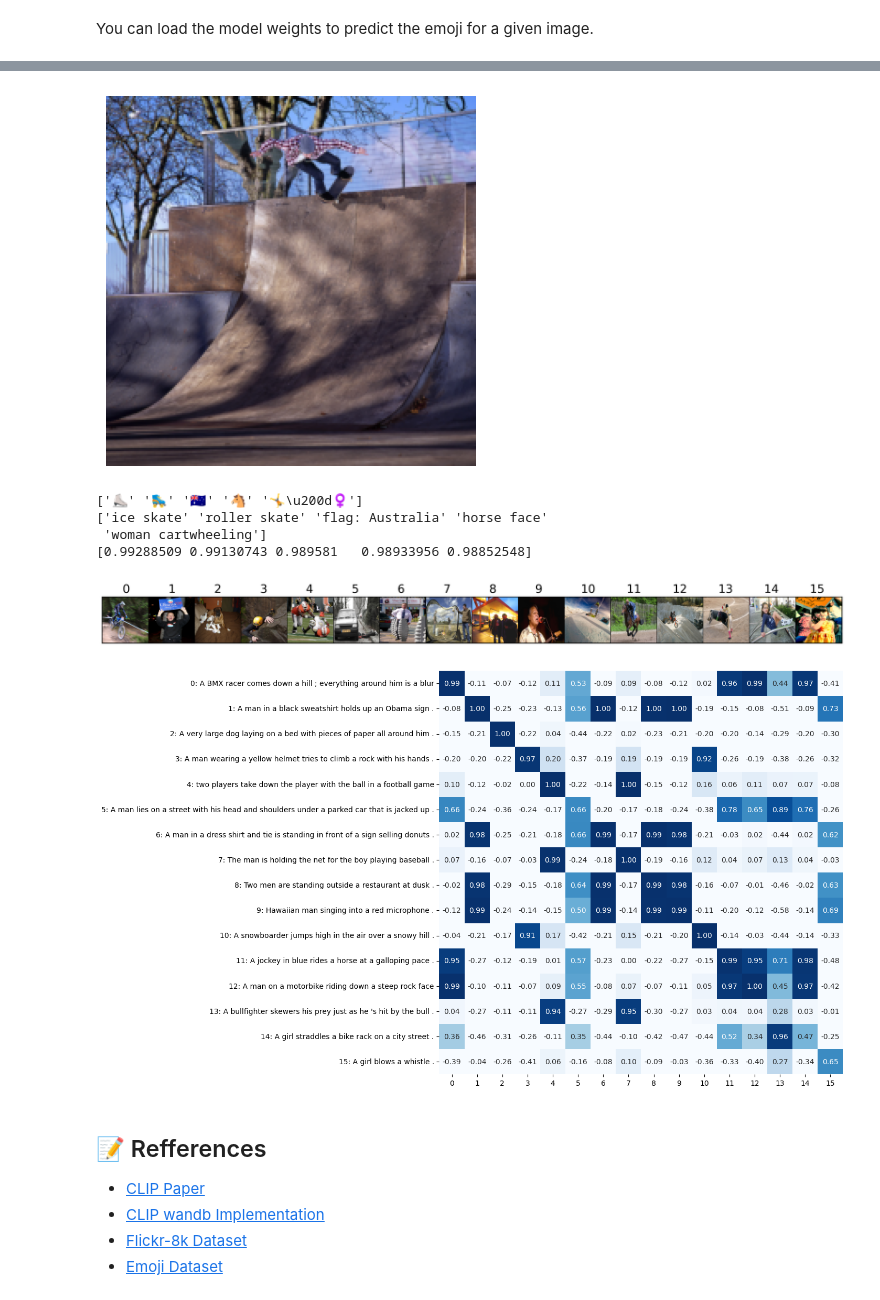
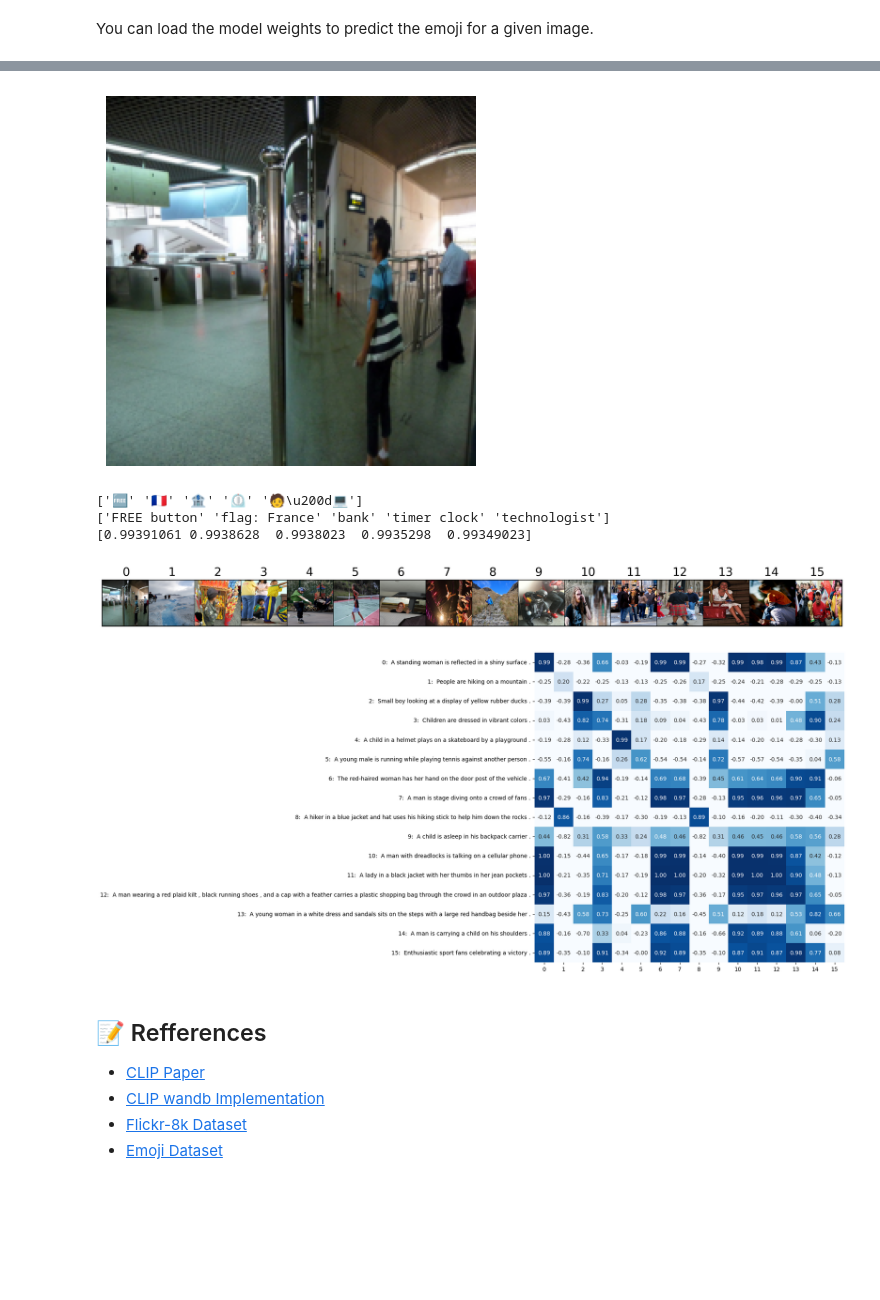
Before and after one commit to yosshstd/Image2Emoji, a Jupyter notebook: main.ipynb, the cells around one changed output, grey strips where cells are left out. Saved outputs shown, nothing was run; the diff lists cells and outputs as text; code cells hidden in the pictures; blank space fills up the shorter version.

````diff
--- a/main.ipynb
+++ b/main.ipynb
@@ -19,6 +19,8 @@ import numpy as np
 import matplotlib.pyplot as plt
 import seaborn as sns
 import torch
+import torch.nn as nn
+import torch.nn.functional as F
 import pytorch_lightning as pl
 import torchvision
 from torchvision.utils import make_grid
@@ -36,6 +38,9 @@ device = torch.device('cuda' if torch.cuda.is_available() else 'cpu')
 
 # Set parallelism
 os.environ['TOKENIZERS_PARALLELISM'] = 'false'
+
+# Batch size
+bs = 16
 # %% [output]
 Seed set to 0
 # %% [markdown]
@@ -51,13 +56,23 @@ root
 ```
 # %%
 if not os.path.exists('./Flickr8k'):
-    !wget 'https://github.com/awsaf49/flickr-dataset/releases/download/v1.0/flickr8k.zip'
+    !wget 'https://github.com/awsaf49/flickr-dataset/releases/download/v1.0/flickr8k.zip' # Download dataset
     !unzip -q flickr8k.zip -d ./Flickr8k
     !rm flickr8k.zip
     !echo 'Downloaded Flickr8k dataset successfully.'
 
+if not os.path.exists('./Flickr30k'):
+    !wget "https://github.com/awsaf49/flickr-dataset/releases/download/v1.0/flickr30k_part00"
+    !wget "https://github.com/awsaf49/flickr-dataset/releases/download/v1.0/flickr30k_part01"
+    !wget "https://github.com/awsaf49/flickr-dataset/releases/download/v1.0/flickr30k_part02"
+    !cat flickr30k_part00 flickr30k_part01 flickr30k_part02 > flickr30k.zip
+    !rm flickr30k_part00 flickr30k_part01 flickr30k_part02
+    !unzip -q flickr30k.zip -d ./Flickr30k
+    !rm flickr30k.zip
+    !echo "Downloaded Flickr30k dataset successfully."
+
 # Load data
-train_loader, val_loader = get_dataloaders(data_dir='Flickr8k', tokenizer_name='albert-base-v2', batch_size=16, num_workers=2)
+train_loader, val_loader = get_dataloaders(data_dir='Flickr30k', tokenizer_name='albert-base-v2', batch_size=bs, num_workers=2)
 # %% [markdown]
 ## 📎 Model
 OpenAI's CLIP (Contrastive Language-Image Pretraining) model can embed different types of data into a common feature space by learning to predict which images correspond to which text descriptions.
@@ -74,9 +89,9 @@ The model is trained using a contrastive loss function. It is trained to maximiz
 # %% [markdown]
 If you don't want to train the model, you can skip this section and directly jump to loading the trained model weights.
 # %%
-# # Train model
-# trainer = pl.Trainer(max_epochs=10, enable_checkpointing=False, callbacks=[lightning_model.OverrideEpochStepCallback(), EarlyStopping(monitor='val/loss', patience=30, verbose=False)])
-# trainer.fit(model, train_loader, val_loader)
+# Train model
+trainer = pl.Trainer(max_epochs=30, enable_checkpointing=True, callbacks=[lightning_model.OverrideEpochStepCallback(), EarlyStopping(monitor='val/loss', patience=3, verbose=False)])
+trainer.fit(model, train_loader, val_loader)
 # %% [markdown]
 You can monitor the training process by tensorboard, run the following command:
 ```bash
@@ -95,6 +110,5 @@ After Contrastive Pre-training, the model is able to predict the most similar em
 You can load the model weights to predict the emoji for a given image.
 # %%
 # Load trained model
-model.load_state_dict(torch.load('model_weights/model_epoch10.pth'))
-model.eval()
+#model.load_state_dict(torch.load('model_weights/model_epoch10.pth'))
 # %% [output]
@@ -121,10 +119,12 @@ pd_emoji = pd.read_csv('EmojiDataset/emoji_with_embeddings2.csv')
 emoji_embeddings = pd_emoji.iloc[:, 2:].values
 
 # Fetch a batch of images and captions
-images, texts, captions = next(iter(train_loader))
+images, texts, captions = next(iter(val_loader))
 id = 0
 
 # Get image embedding
+model.eval()
+model.to(device)
 image_features = model.image_encoder(images[id].unsqueeze(0).to(device))
 image_embeddings = model.image_projection(image_features)
 image_embeddings = F.normalize(image_embeddings, dim=-1).cpu().detach().numpy()
@@ -145,34 +145,33 @@ print(top5_emojis)
 print(top5_emoji_captions)
 print(similarity[0][top5_idx])
 # %% [output]
-[figure, old version]
+[figure, new version]
-['⛸' '🛼' '🇦🇺' '🐴' '🤸\u200d♀️']
-['ice skate' 'roller skate' 'flag: Australia' 'horse face'
- 'woman cartwheeling']
-[0.99288509 0.99130743 0.989581   0.98933956 0.98852548]
+['🆓' '🇫🇷' '🏦' '⏲' '🧑\u200d💻']
+['FREE button' 'flag: France' 'bank' 'timer clock' 'technologist']
+[0.99391061 0.9938628  0.9938023  0.9935298  0.99349023]
 # %%
 # Fetch a batch of images and captions
-images, texts, captions = next(iter(train_loader))
+images, texts, captions = next(iter(val_loader))
 
 # show images
 row_images = images / 2 + 0.5
-fig, ax = plt.subplots(figsize=(16, 16), dpi=300)
+fig, ax = plt.subplots(figsize=(bs, bs), dpi=300)
 ax.set_xticks([]); ax.set_yticks([])
-ax.imshow(make_grid(row_images.detach()[:row_images.size(0)], nrow=16).permute(1, 2, 0))
+ax.imshow(make_grid(row_images.detach()[:row_images.size(0)], nrow=bs).permute(1, 2, 0))
 for i in range(row_images.size(0)):
-    ax.text(i%16*224+100, i//16*224-20, str(i), fontsize=14, color='black')
+    ax.text(i%bs*224+100, i//bs*224-20, str(i), fontsize=14, color='black')
 plt.show()
 
 # show captions and similarity matrix
 plt.figure(figsize=(10,10))
 image_embeddings, text_embeddings = model((images.to(device), texts.to(device)))
 similarity = np.dot(image_embeddings.detach().cpu().numpy(), text_embeddings.detach().cpu().numpy().T)
 sns.heatmap(similarity, vmin=0, vmax=1, cmap='Blues', annot=True, square=True, fmt='.2f', cbar=False)
 plt.yticks(ticks=np.arange(len(captions))+0.5, labels=[f'{i}: {caption}' for i, caption in enumerate(captions)], rotation=0)
 plt.show()
 # %% [output]
-[figure, old version]
+[figure, new version]
-[figure, old version]
+[figure, new version]
 # %% [markdown]
 ## 📝 Refferences
 - [CLIP Paper](https://arxiv.org/abs/2103.00020)
````
Also changed, not shown: parts of 2 cells of this notebook, 2 other files.
